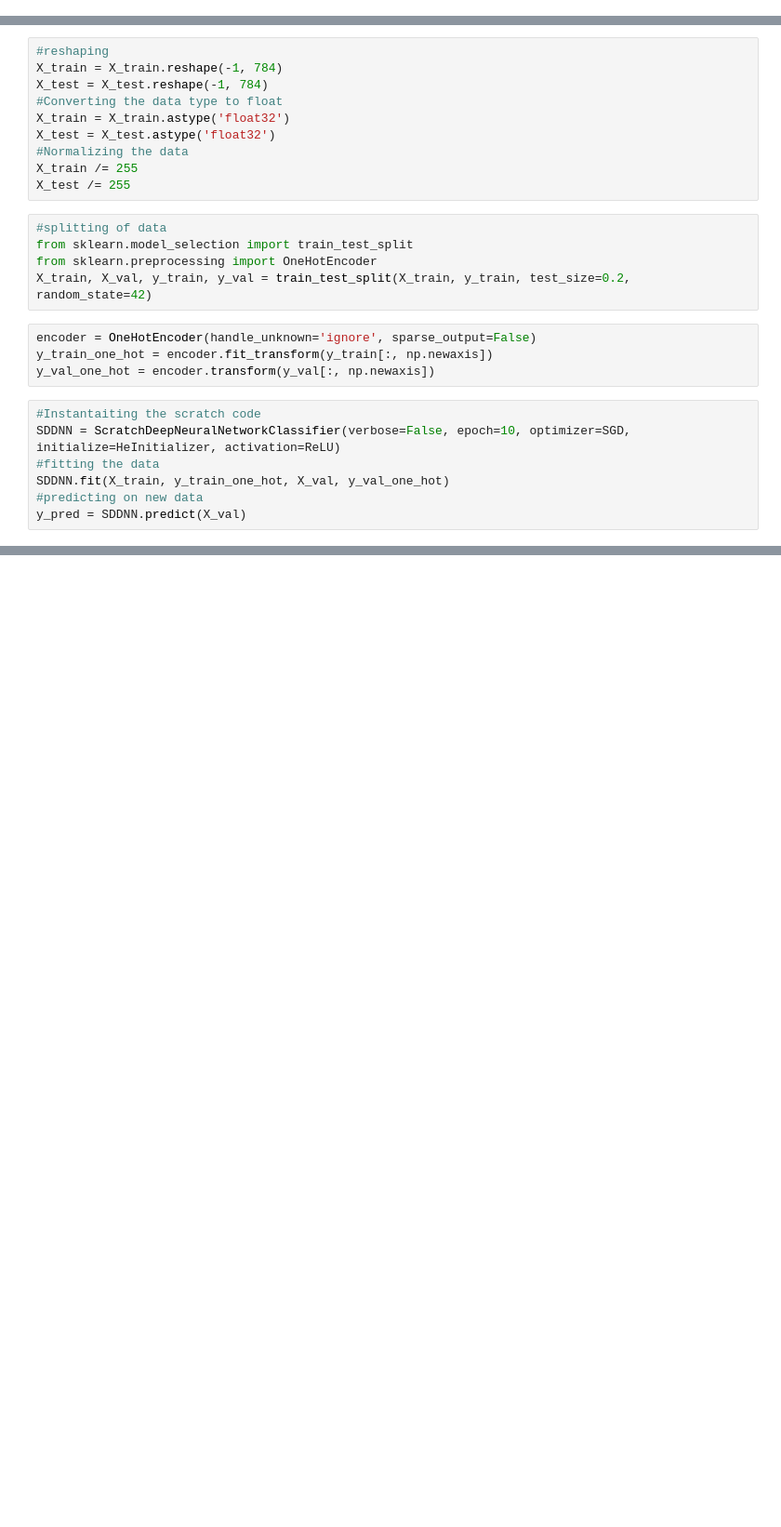
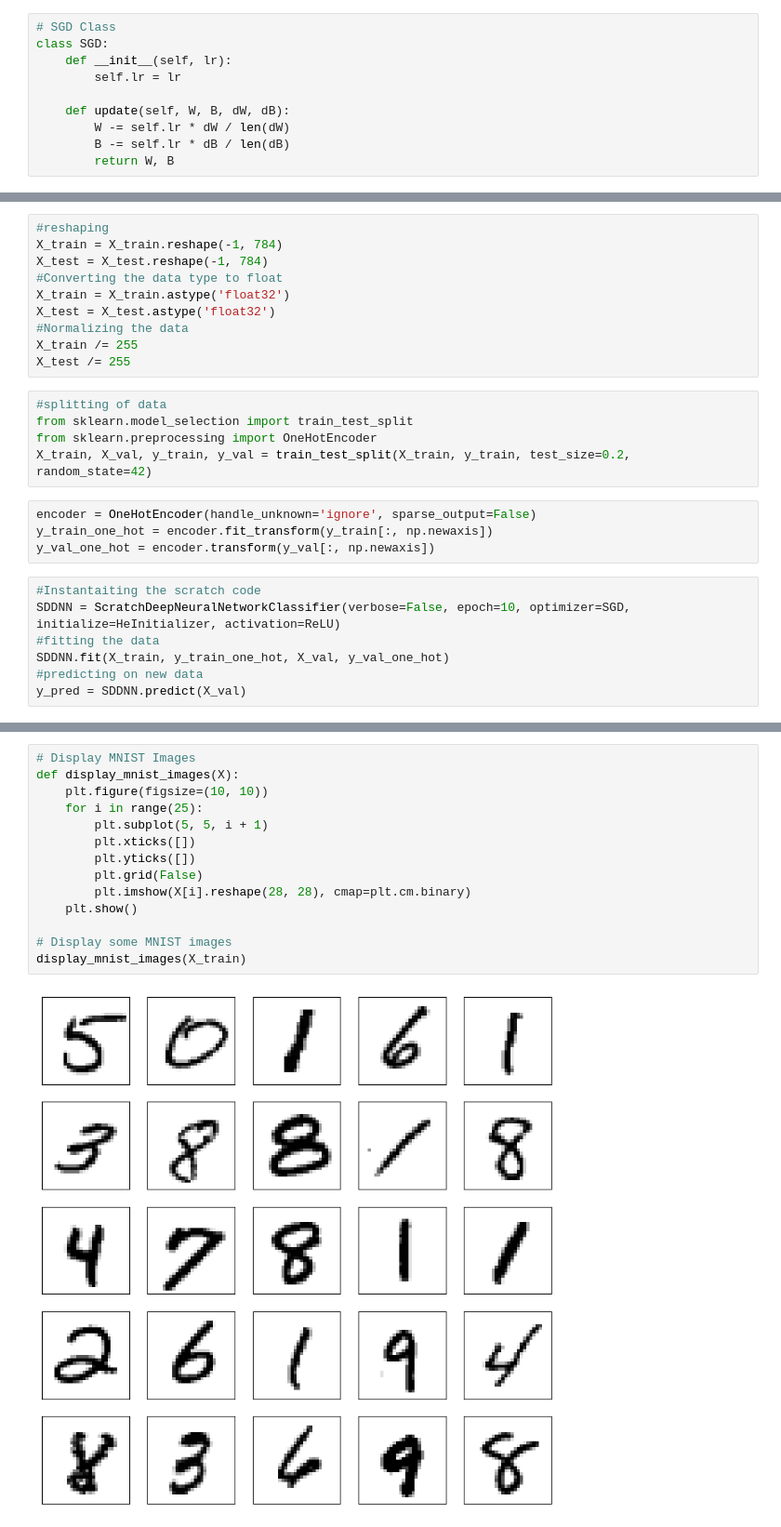
Before and after one commit to tawaqalt/arbritrary, a Jupyter notebook: Tawakalitu_Yusuf_Deep_Neural_Network_Assignment.ipynb, the cells around one changed output, grey strips where cells are left out. Shown at 93% size. Drawn from its saved outputs; the diff is of its cells as text; blank space fills up the shorter version.

```diff
--- a/Tawakalitu_Yusuf_Deep_Neural_Network_Assignment.ipynb
+++ b/Tawakalitu_Yusuf_Deep_Neural_Network_Assignment.ipynb
@@ -15,5 +19,15 @@ from sklearn.preprocessing import OneHotEncoder
 # %% [markdown]
 # [Problem 1] Classifying fully connected layers
+# %%
+# SGD Class
+class SGD:
+    def __init__(self, lr):
+        self.lr = lr
+
+    def update(self, W, B, dW, dB):
+        W -= self.lr * dW / len(dW)
+        B -= self.lr * dB / len(dB)
+        return W, B
 # %%
 class FullyConnectedLayer:
     def __init__(self, n_nodes1, n_nodes2, initializer, optimizer):
@@ -268,0 +319,16 @@ accuracy_score(y_val, y_pred)
+# %%
+# Display MNIST Images
+def display_mnist_images(X):
+    plt.figure(figsize=(10, 10))
+    for i in range(25):
+        plt.subplot(5, 5, i + 1)
+        plt.xticks([])
+        plt.yticks([])
+        plt.grid(False)
+        plt.imshow(X[i].reshape(28, 28), cmap=plt.cm.binary)
+    plt.show()
+
+# Display some MNIST images
+display_mnist_images(X_train)
+# %% [output]
+[figure, added]
```
Also changed, not shown: parts of 6 cells of this notebook.
